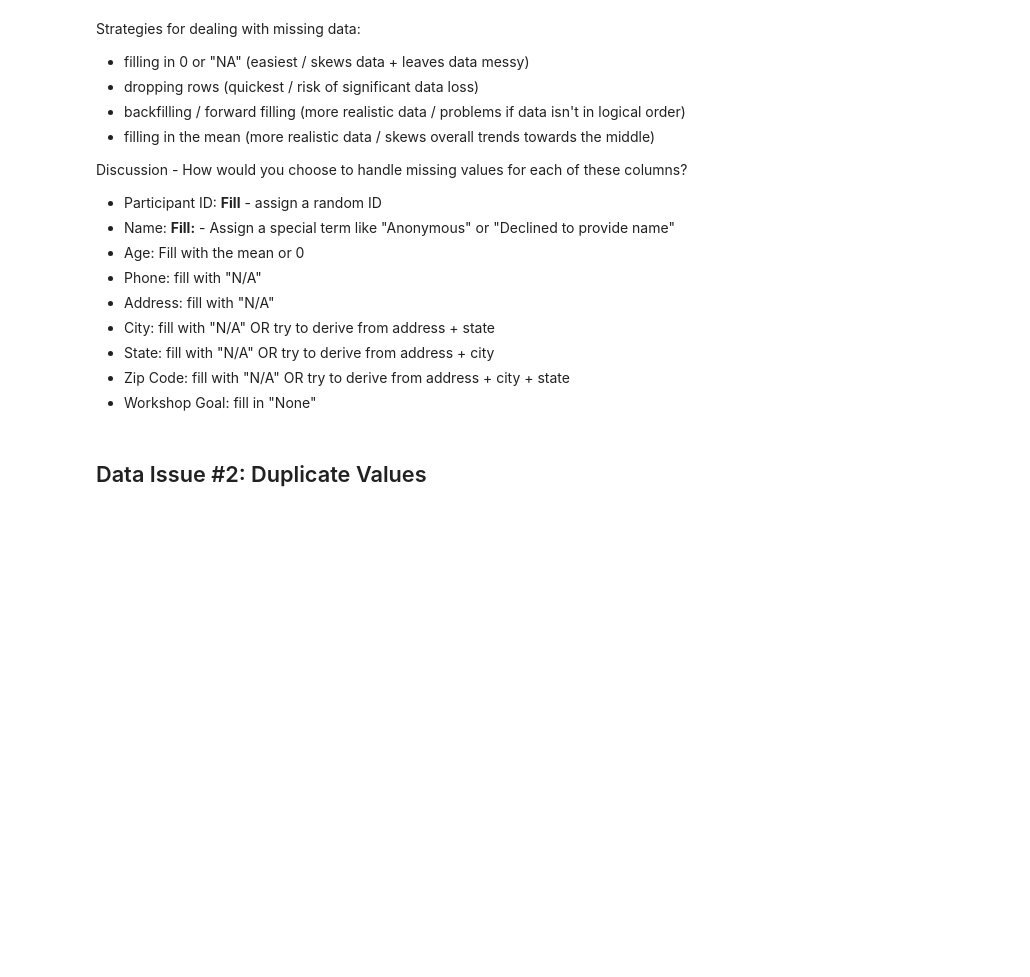
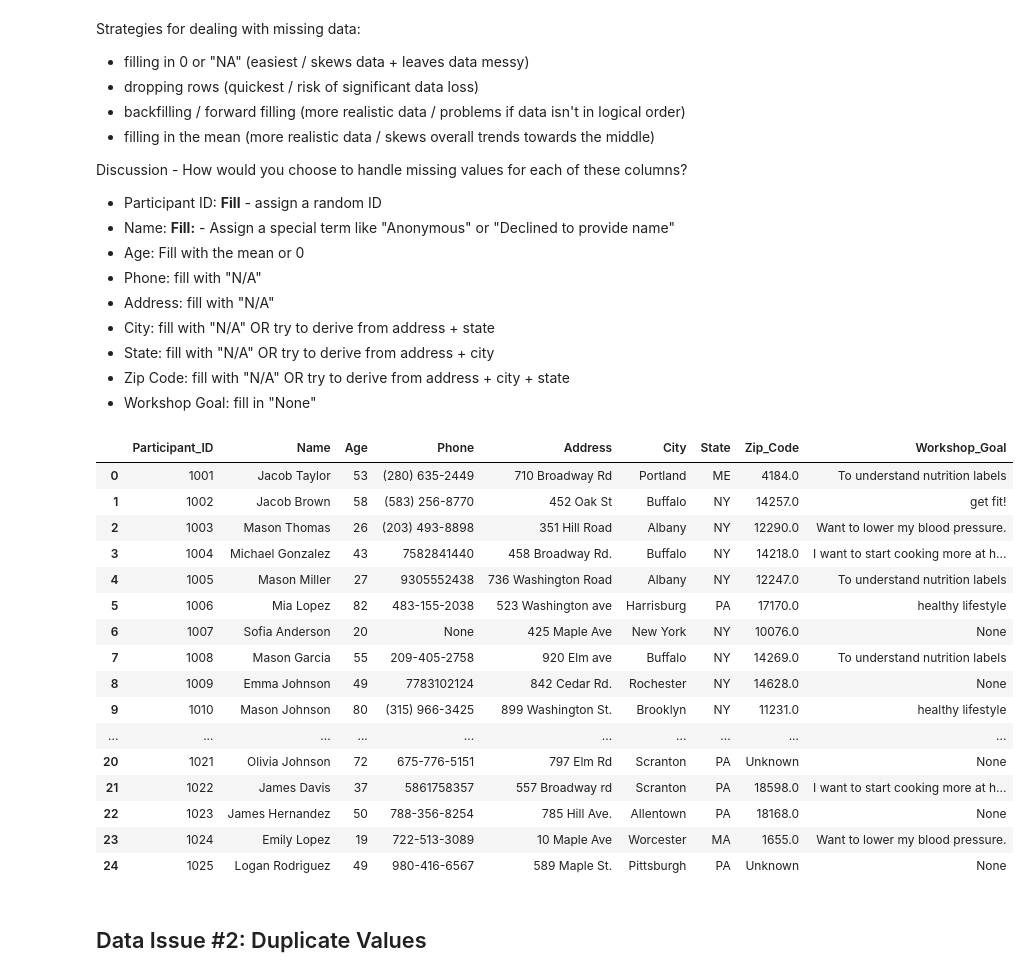
Before and after one commit to Launchpad-Analytics/Workshop-IntroToPython, a Jupyter notebook: s310/day3/03_data_cleaning_topics.ipynb, the cells around one changed output. Cells and saved outputs as stored; diff of their text form; code cells hidden in the pictures; blank space fills up the shorter version.

```diff
--- a/s310/day3/03_data_cleaning_topics.ipynb
+++ b/s310/day3/03_data_cleaning_topics.ipynb
@@ -205,12 +205,36 @@ Discussion - How would you choose to handle missing values for each of these col
 - Zip Code: fill with "N/A" OR try to derive from address + city + state
 - Workshop Goal: fill in "None"
 # %%
-survey_data = survey_data.fillna({
+survey_data = survey_data.replace(-999, np.nan).fillna({ # replace -999 with NaN and fill NaN values with appropriate values
     'Age': survey_data['Age'].median(),
     'Phone': 'None',
     'Zip_Code': 'Unknown',
     'Workshop_Goal': 'None',
+}).astype({
+    'Age': 'int64',
+    'Participant_ID': 'str',
+    'Zip_Code': 'str',
 })
+
+survey_data.head(25) # display first 25 rows of the cleaned dataset
+# %% [output]
+|  | Participant_ID | Name | Age | Phone | Address | City | State | Zip_Code | Workshop_Goal |
+| 0 | 1001 | Jacob Taylor | 53 | (280) 635-2449 | 710 Broadway Rd | Portland | ME | 4184.0 | To understand nutrition labels |
+| 1 | 1002 | Jacob Brown | 58 | (583) 256-8770 | 452 Oak St | Buffalo | NY | 14257.0 | get fit! |
+| 2 | 1003 | Mason Thomas | 26 | (203) 493-8898 | 351 Hill Road | Albany | NY | 12290.0 | Want to lower my blood pressure. |
+| 3 | 1004 | Michael Gonzalez | 43 | 7582841440 | 458 Broadway Rd. | Buffalo | NY | 14218.0 | I want to start cooking more at h... |
+| 4 | 1005 | Mason Miller | 27 | 9305552438 | 736 Washington Road | Albany | NY | 12247.0 | To understand nutrition labels |
+| 5 | 1006 | Mia Lopez | 82 | 483-155-2038 | 523 Washington ave | Harrisburg | PA | 17170.0 | healthy lifestyle |
+| 6 | 1007 | Sofia Anderson | 20 | None | 425 Maple Ave | New York | NY | 10076.0 | None |
+| 7 | 1008 | Mason Garcia | 55 | 209-405-2758 | 920 Elm ave | Buffalo | NY | 14269.0 | To understand nutrition labels |
+| 8 | 1009 | Emma Johnson | 49 | 7783102124 | 842 Cedar Rd. | Rochester | NY | 14628.0 | None |
+| 9 | 1010 | Mason Johnson | 80 | (315) 966-3425 | 899 Washington St. | Brooklyn | NY | 11231.0 | healthy lifestyle |
+| ... | ... | ... | ... | ... | ... | ... | ... | ... | ... |
+| 20 | 1021 | Olivia Johnson | 72 | 675-776-5151 | 797 Elm Rd | Scranton | PA | Unknown | None |
+| 21 | 1022 | James Davis | 37 | 5861758357 | 557 Broadway rd | Scranton | PA | 18598.0 | I want to start cooking more at h... |
+| 22 | 1023 | James Hernandez | 50 | 788-356-8254 | 785 Hill Ave. | Allentown | PA | 18168.0 | None |
+| 23 | 1024 | Emily Lopez | 19 | 722-513-3089 | 10 Maple Ave | Worcester | MA | 1655.0 | Want to lower my blood pressure. |
+| 24 | 1025 | Logan Rodriguez | 49 | 980-416-6567 | 589 Maple St. | Pittsburgh | PA | Unknown | None |
 # %% [markdown]
 ## Data Issue #2: Duplicate Values
 # %%
```
Also changed, not shown: parts of 13 cells of this notebook.
